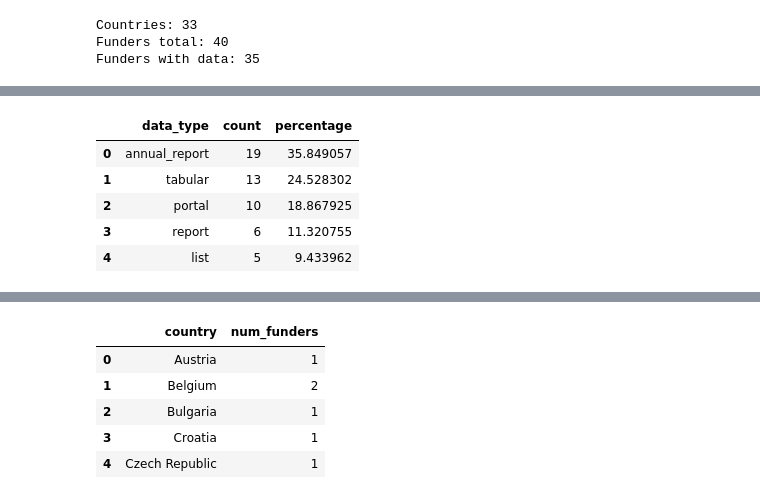
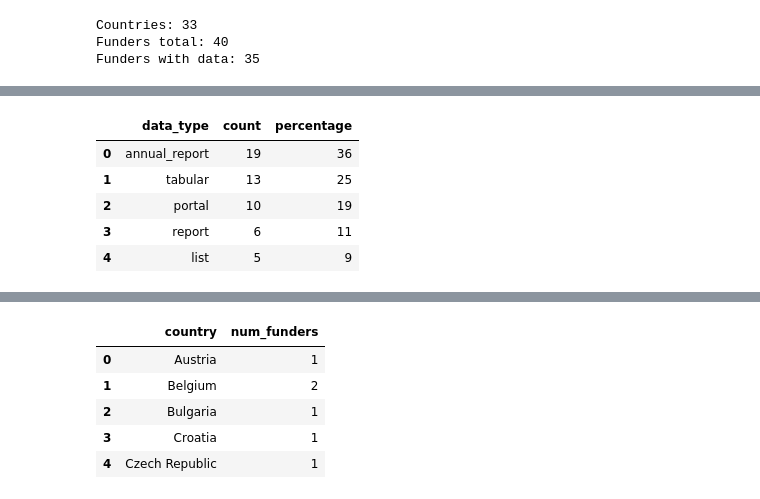
Before and after one commit to WomenInNeuroscience/funders_project, a Jupyter notebook: code/funder_analysis.ipynb, the cells around one changed output, grey strips where cells are left out. Cells and saved outputs as stored; diff of their text form; code cells hidden in the pictures.

```diff
--- a/code/funder_analysis.ipynb
+++ b/code/funder_analysis.ipynb
@@ -22,7 +22,7 @@ def extract_years(dates):
 # Set paths
 root_p = Path("/Users/natashaclarke/winrepo/funders_project")
 data_p = root_p / "data"
-stats_p = data_p / "FundingAgencyStats - full_eu_breakdown_analysis.csv"
+stats_p = data_p / "FundingAgencyStats - 2025-12-08_full_eu_breakdown_analysis.csv"
 figures_p = root_p / "figures"
 figures_p.mkdir(parents=True, exist_ok=True)
 # %%
@@ -63,20 +91,18 @@ Funders with data: 35
 # %%
 # Get the frequency of each data type
 data_type_counts = df['data_type'].value_counts().reset_index()
-
-# Rename the columns for clarity
 data_type_counts.columns = ['data_type', 'count']
 
 # Calculate percentages
-data_type_counts['percentage'] = (data_type_counts['count'] / data_type_counts['count'].sum()) * 100
+data_type_counts['percentage'] = ((data_type_counts['count'] / data_type_counts['count'].sum()) * 100).round(0).astype(int)
 data_type_counts
 # %% [output]
 |  | data_type | count | percentage |
-| 0 | annual_report | 19 | 35.849057 |
-| 1 | tabular | 13 | 24.528302 |
-| 2 | portal | 10 | 18.867925 |
-| 3 | report | 6 | 11.320755 |
-| 4 | list | 5 | 9.433962 |
+| 0 | annual_report | 19 | 36 |
+| 1 | tabular | 13 | 25 |
+| 2 | portal | 10 | 19 |
+| 3 | report | 6 | 11 |
+| 4 | list | 5 | 9 |
 # %%
 # Calculate the widest range of data available per funder
 # Extract start and end of funding years
```
Also changed, not shown: parts of 14 cells of this notebook, 7 other files.
